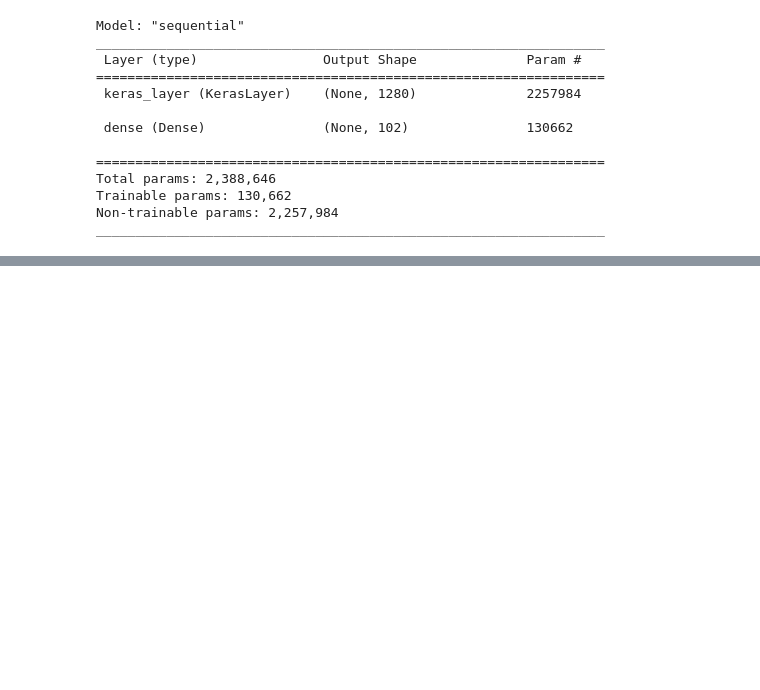
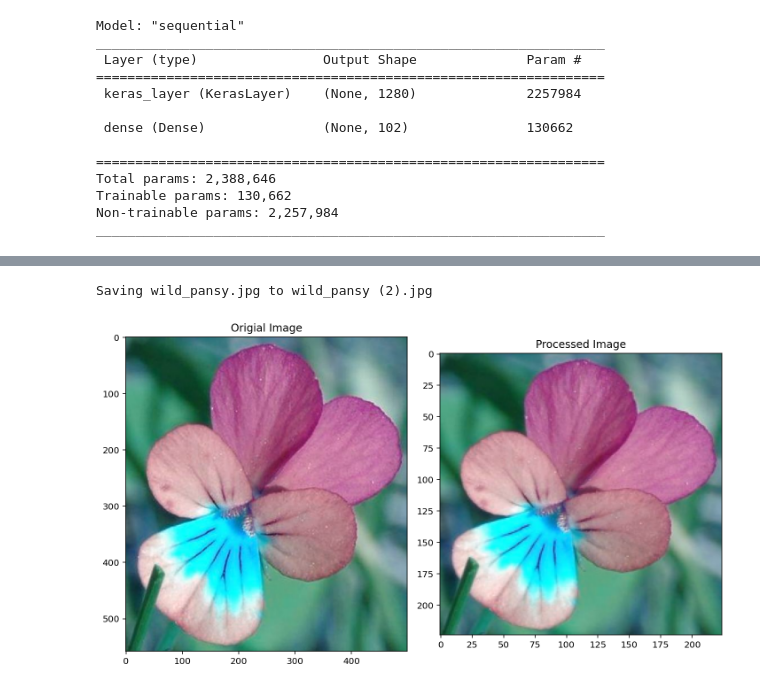
Before and after one commit to paulgureghian/Python_Notebooks, a Jupyter notebook: TensorFlow/Image_Classifier_Project/image_classifier1.ipynb, the cells around one changed output, grey strips where cells are left out. Drawn from its saved outputs; the diff is of its cells as text; code cells hidden in the pictures; blank space fills up the shorter version.

```diff
--- a/TensorFlow/Image_Classifier_Project/image_classifier1.ipynb
+++ b/TensorFlow/Image_Classifier_Project/image_classifier1.ipynb
@@ -335,0 +334,34 @@ _________________________________________________________________
+# %%
+# Normalize and resize the input.
+def process_image(image):
+
+    image = tf.convert_to_tensor(image, dtype=tf.float32)
+    image = tf.image.resize(image, (image_size, image_size))
+    image /= 255
+
+    return image.numpy()
+# %%
+from IPython.core.pylabtools import figsize
+# Call and verify the 'process_image' function.
+import cv2
+from google.colab import files
+uploaded = files.upload()
+img = cv2.imread('wild_pansy.jpg')
+
+image_path = img
+test_image = image_path
+test_image = np.asarray(test_image)
+
+processed_test_image = process_image(test_image)
+
+fig, (ax1, ax2) = plt.subplots(figsize=(10, 10), ncols=2)
+
+ax1.imshow(img)
+ax1.set_title('Origial Image')
+
+ax2.imshow(processed_test_image)
+ax2.set_title('Processed Image')
+
+plt.tight_layout()
+plt.show()
+# %% [output]
@@ -335,0 +369,2 @@ _________________________________________________________________
+Saving wild_pansy.jpg to wild_pansy (2).jpg
+[figure, added]
```
Also changed, not shown: parts of 6 cells of this notebook.
